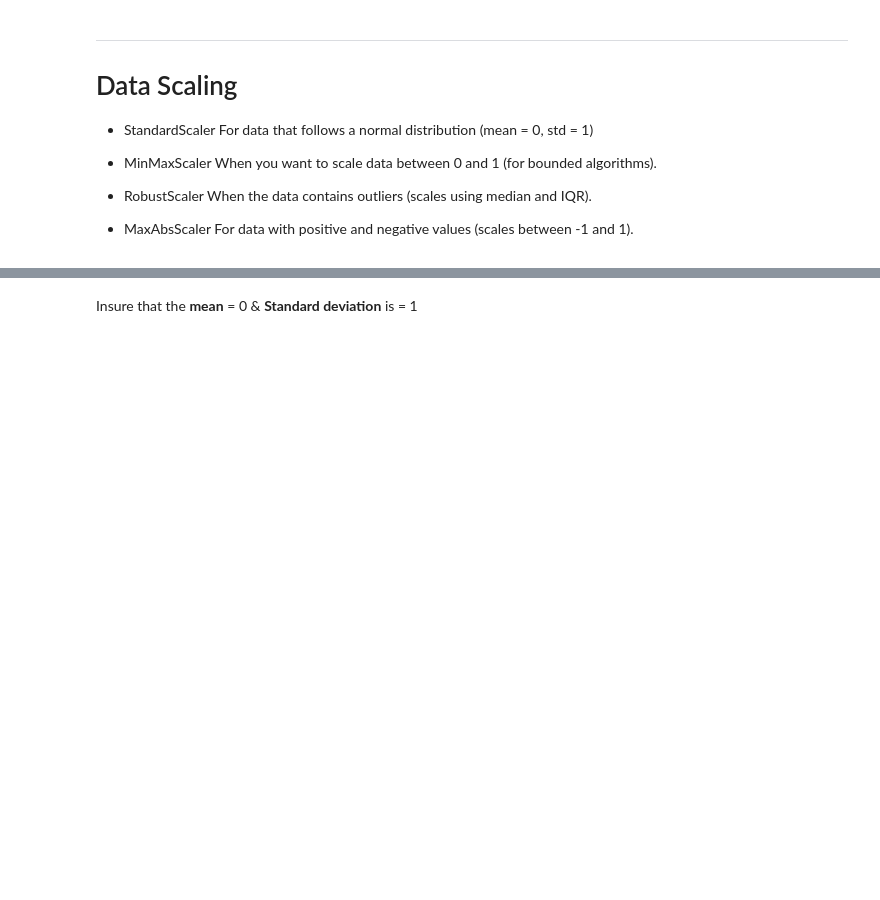
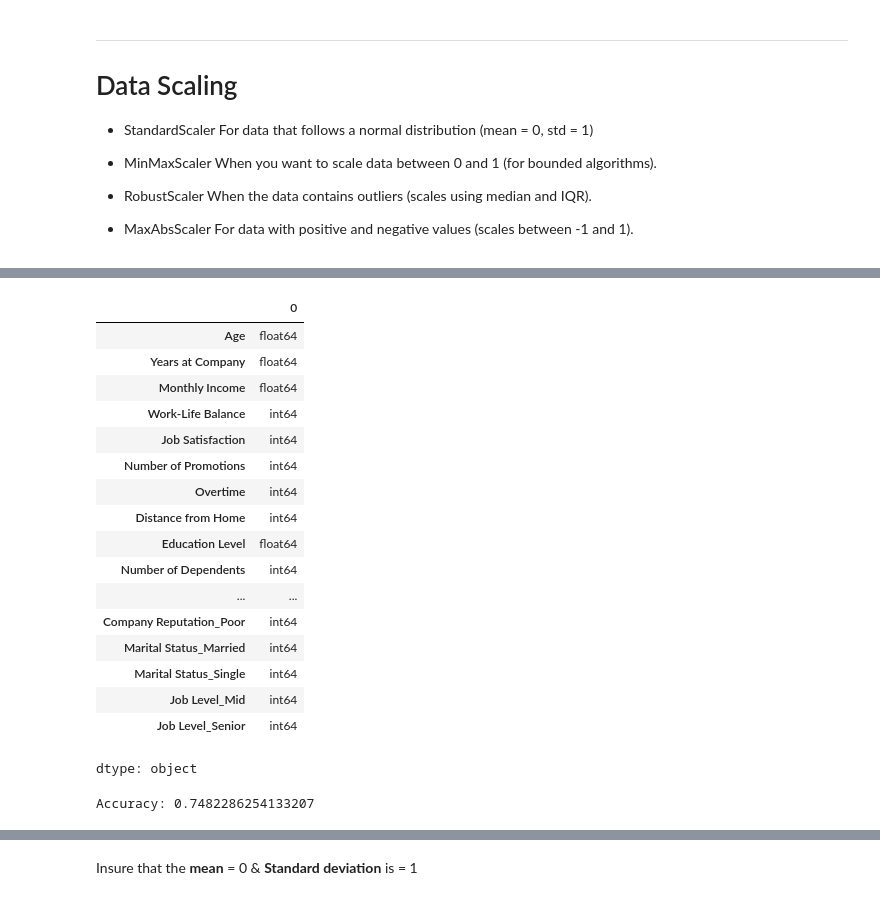
Before and after one commit to AhmedTalima23/DEPI_Final_Project, a Jupyter notebook: Final_Project.ipynb, the cells around one changed output, grey strips where cells are left out. Drawn from its saved outputs; the diff is of its cells as text; code cells hidden in the pictures; blank space fills up the shorter version.

```diff
--- a/Final_Project.ipynb
+++ b/Final_Project.ipynb
@@ -1178,0 +1267,7 @@ df_cleaned_numeric_scaled.describe()
+# %%
+from sklearn.preprocessing import MinMaxScaler
+numerical_cols = ["Age", "Years at Company", "Monthly Income", "Company Tenure"]
+scaler = MinMaxScaler()
+df_work[numerical_cols] = scaler.fit_transform(df_work[numerical_cols])
+# %%
+df_work["Attrition"] = df_work["Attrition"].map({"Stayed": 0, "Left": 1})
@@ -1178,0 +1303,21 @@ df_cleaned_numeric_scaled.describe()
+# %%
+df_work.dtypes
+# %% [output]
+|  | 0 |
+| Age | float64 |
+| Years at Company | float64 |
+| Monthly Income | float64 |
+| Work-Life Balance | int64 |
+| Job Satisfaction | int64 |
+| Number of Promotions | int64 |
+| Overtime | int64 |
+| Distance from Home | int64 |
+| Education Level | float64 |
+| Number of Dependents | int64 |
+| ... | ... |
+| Company Reputation_Poor | int64 |
+| Marital Status_Married | int64 |
+| Marital Status_Single | int64 |
+| Job Level_Mid | int64 |
+| Job Level_Senior | int64 |
+dtype: object
@@ -1178,0 +1328,11 @@ df_cleaned_numeric_scaled.describe()
+# %%
+from sklearn.ensemble import RandomForestClassifier
+from sklearn.metrics import accuracy_score
+
+model = RandomForestClassifier(n_estimators=100, random_state=42)
+model.fit(X_train, y_train)
+
+predictions = model.predict(X_test)
+print("Accuracy:", accuracy_score(y_test, predictions))
+# %% [output]
+Accuracy: 0.7482286254133207
```
Also changed, not shown: parts of 42 cells of this notebook.
